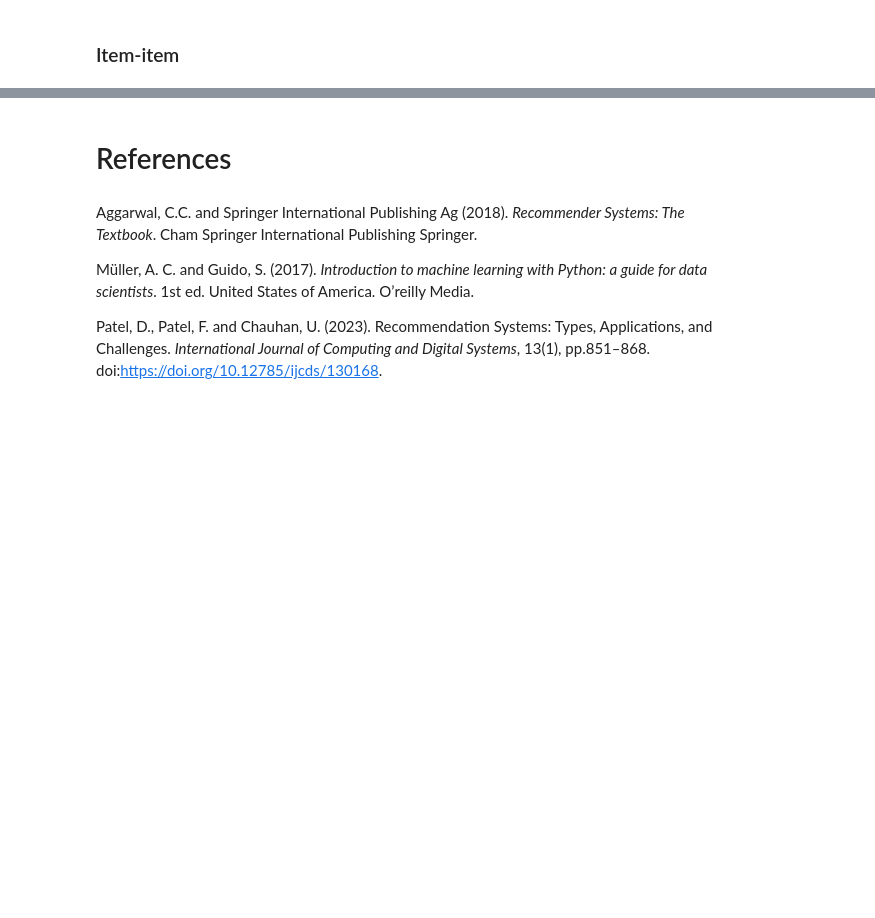
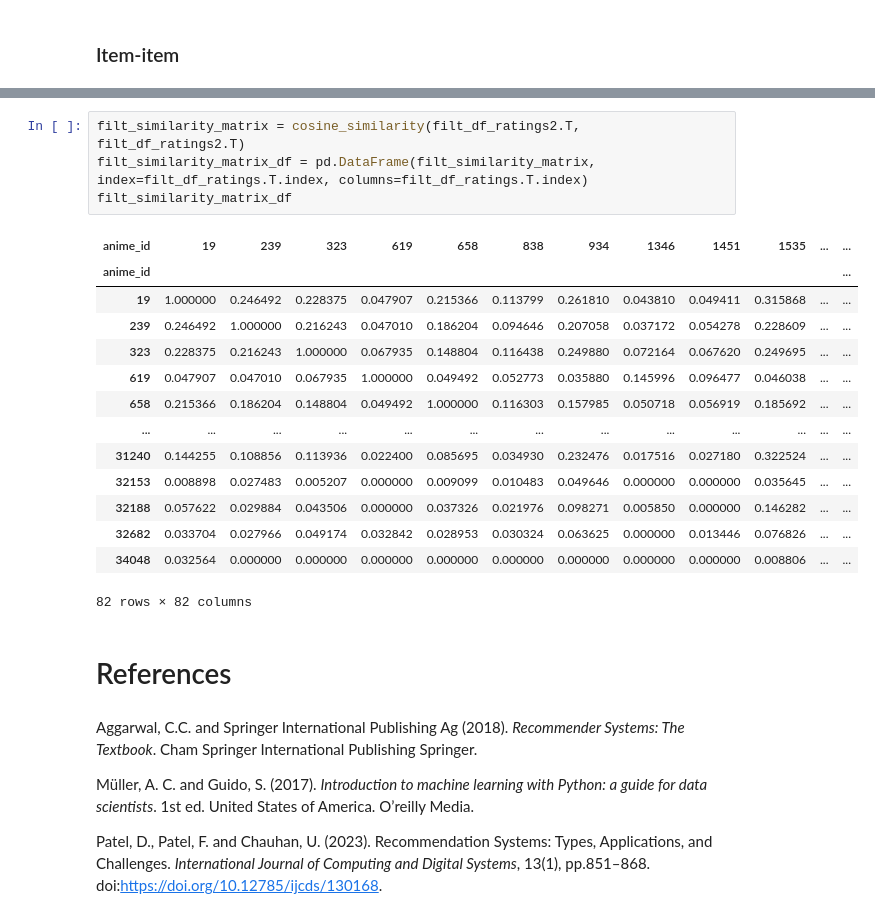
Before and after one commit to Daniela-MB/Recommendation_systems_and_interactive_dashboard, a Jupyter notebook: CA2_integrated_DVT-and-MLB_DanielaBarreto.ipynb, the cells around one changed output, grey strips where cells are left out. Cells and saved outputs as stored; diff of their text form; blank space fills up the shorter version.

```diff
--- a/CA2_integrated_DVT-and-MLB_DanielaBarreto.ipynb
+++ b/CA2_integrated_DVT-and-MLB_DanielaBarreto.ipynb
@@ -673,3 +734,22 @@ similarity_matrix_df
+# %%
+filt_similarity_matrix = cosine_similarity(filt_df_ratings2.T, filt_df_ratings2.T)
+filt_similarity_matrix_df = pd.DataFrame(filt_similarity_matrix, index=filt_df_ratings.T.index, columns=filt_df_ratings.T.index)
+filt_similarity_matrix_df
+# %% [output]
+| anime_id | 19 | 239 | 323 | 619 | 658 | 838 | 934 | 1346 | 1451 | 1535 | ... | ... |
+| anime_id |  |  |  |  |  |  |  |  |  |  |  | ... |
+| 19 | 1.000000 | 0.246492 | 0.228375 | 0.047907 | 0.215366 | 0.113799 | 0.261810 | 0.043810 | 0.049411 | 0.315868 | ... | ... |
+| 239 | 0.246492 | 1.000000 | 0.216243 | 0.047010 | 0.186204 | 0.094646 | 0.207058 | 0.037172 | 0.054278 | 0.228609 | ... | ... |
+| 323 | 0.228375 | 0.216243 | 1.000000 | 0.067935 | 0.148804 | 0.116438 | 0.249880 | 0.072164 | 0.067620 | 0.249695 | ... | ... |
+| 619 | 0.047907 | 0.047010 | 0.067935 | 1.000000 | 0.049492 | 0.052773 | 0.035880 | 0.145996 | 0.096477 | 0.046038 | ... | ... |
+| 658 | 0.215366 | 0.186204 | 0.148804 | 0.049492 | 1.000000 | 0.116303 | 0.157985 | 0.050718 | 0.056919 | 0.185692 | ... | ... |
+| ... | ... | ... | ... | ... | ... | ... | ... | ... | ... | ... | ... | ... |
+| 31240 | 0.144255 | 0.108856 | 0.113936 | 0.022400 | 0.085695 | 0.034930 | 0.232476 | 0.017516 | 0.027180 | 0.322524 | ... | ... |
+| 32153 | 0.008898 | 0.027483 | 0.005207 | 0.000000 | 0.009099 | 0.010483 | 0.049646 | 0.000000 | 0.000000 | 0.035645 | ... | ... |
+| 32188 | 0.057622 | 0.029884 | 0.043506 | 0.000000 | 0.037326 | 0.021976 | 0.098271 | 0.005850 | 0.000000 | 0.146282 | ... | ... |
+| 32682 | 0.033704 | 0.027966 | 0.049174 | 0.032842 | 0.028953 | 0.030324 | 0.063625 | 0.000000 | 0.013446 | 0.076826 | ... | ... |
+| 34048 | 0.032564 | 0.000000 | 0.000000 | 0.000000 | 0.000000 | 0.000000 | 0.000000 | 0.000000 | 0.000000 | 0.008806 | ... | ... |
+82 rows × 82 columns
 # %% [markdown]
 # References
 # %% [markdown]
```
Also changed, not shown: parts of 36 cells of this notebook.
